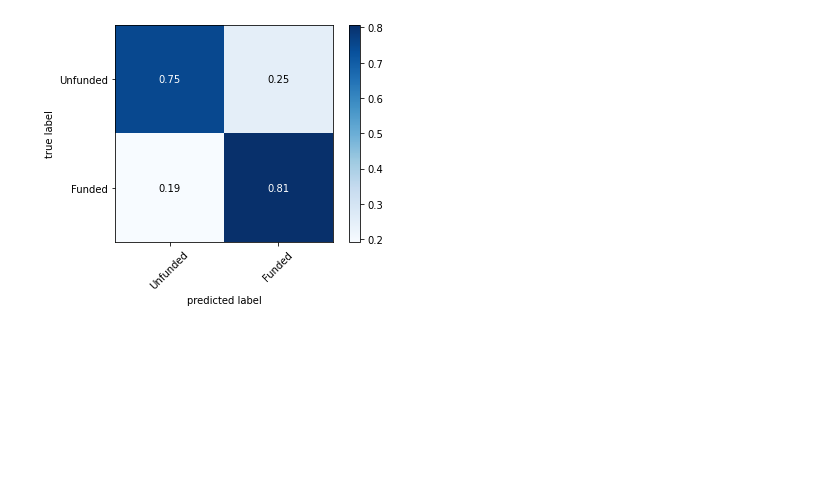
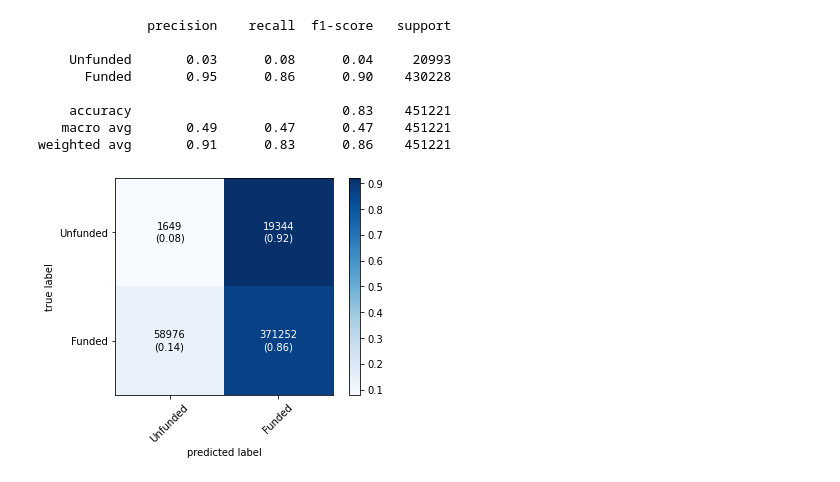
Before and after one commit to KevinmKrieg/Kiva-Microfinance, a Jupyter notebook: modeling.ipynb, the cells around one changed output. Cells and saved outputs as stored; diff of their text form; code cells hidden in the pictures; blank space fills up the shorter version.

Commit message:
Testing out xgboost and visualize important features

```diff
--- a/modeling.ipynb
+++ b/modeling.ipynb
@@ -4,19 +4,29 @@ import numpy as np
 
 df = pd.read_csv('loan_features.csv')
 # %%
+#xgboost, class weight
+#top features
+#shap
 from sklearn.preprocessing import StandardScaler
 from sklearn.ensemble import RandomForestClassifier
-from sklearn.datasets import make_classification
 from sklearn.model_selection import train_test_split
 from sklearn.pipeline import make_pipeline
 from imblearn.over_sampling import SMOTE
+from numpy import loadtxt
+from xgboost import XGBClassifier
+from sklearn.metrics import accuracy_score
+from sklearn.metrics import classification_report
+from sklearn.metrics import confusion_matrix
+from mlxtend.plotting import plot_confusion_matrix
 ss = StandardScaler()
 y= df.STATUS
 X = df.drop('STATUS',axis = 1)
-sm = SMOTE(random_state=0,sampling_strategy=.15)
-X, y = sm.fit_resample(X, y)
+sm = SMOTE(random_state=0,sampling_strategy=.5)
 X_train, X_test, y_train, y_test = train_test_split(X, y,random_state=0)
+X_train, y_train = sm.fit_resample(X_train, y_train)
 X_train = ss.fit_transform(X_train)
 X_test = ss.fit_transform(X_test)
-rf = RandomForestClassifier(random_state = 0) #,class_weight = {0:100,1:1})
+xgb = XGBClassifier(random_state=0);
+xgb.fit(X_train, y_train)
+rf = RandomForestClassifier(random_state = 0)
 rf.fit(X_train, y_train);
@@ -37,11 +57,22 @@ weighted avg       0.88      0.80      0.83    494789
 # %%
-from sklearn.metrics import confusion_matrix
-from mlxtend.plotting import plot_confusion_matrix
-cm = confusion_matrix(y_test, y_pred, labels=rf.classes_)
+#XGBoost Model Assessment
+target_names = ['Unfunded','Funded']
+y_pred = xgb.predict(X_test)
+print(classification_report(y_test, y_pred, target_names=target_names))
+cm = confusion_matrix(y_test, y_pred, labels=xgb.classes_)
 figure, ax = plot_confusion_matrix(conf_mat = cm,
+                                   show_absolute = True,
                                    class_names = target_names,
-                                   show_absolute = False,
+
                                    show_normed = True,
                                    colorbar = True)
 # %% [output]
+              precision    recall  f1-score   support
+
+    Unfunded       0.03      0.08      0.04     20993
+      Funded       0.95      0.86      0.90    430228
+
+    accuracy                           0.83    451221
+   macro avg       0.49      0.47      0.47    451221
+weighted avg       0.91      0.83      0.86    451221
-[figure, old version]
+[figure, new version]
```
Also changed, not shown: parts of 4 cells of this notebook.
